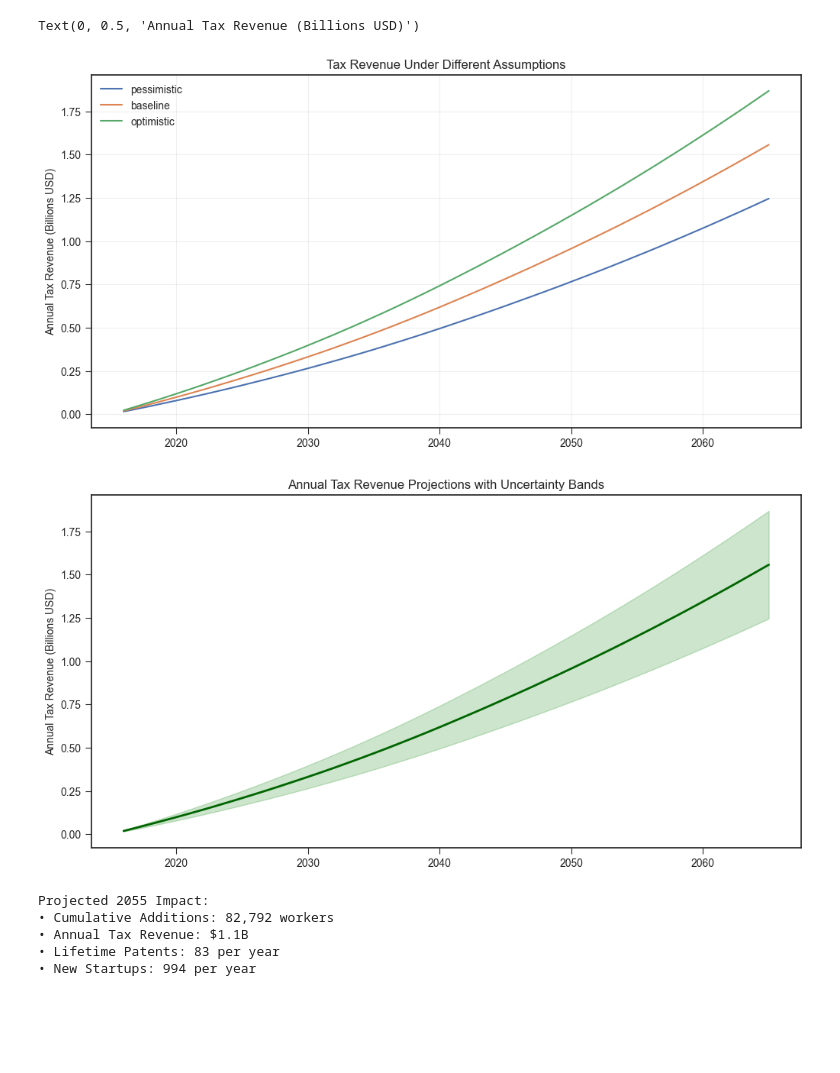
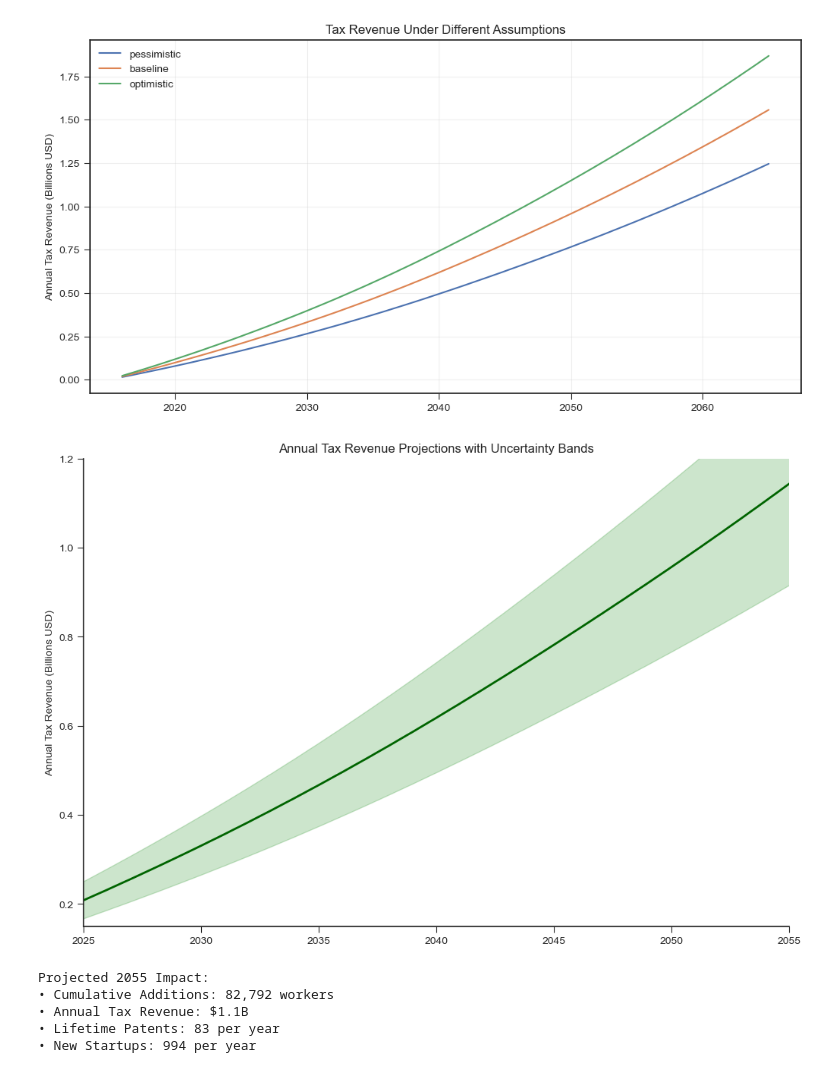
Before and after one commit to 608ohenry/frc2025, a Jupyter notebook: greencards_graphs.ipynb, the cells around one changed output. Drawn from its saved outputs; the diff is of its cells as text; code cells hidden in the pictures; blank space fills up the shorter version.

```diff
--- a/greencards_graphs.ipynb
+++ b/greencards_graphs.ipynb
@@ -6,12 +6,13 @@ import numpy as np
 import matplotlib.ticker as ticker
 import re
 from scipy.optimize import curve_fit
+
 plt.style.use('seaborn-v0_8-ticks')
 sns.set_palette("deep")
 
-gen = pd.read_csv("/Users/shivmuthupandiyan/school/fed/population_by_generation_1965-2060.csv")
-race = pd.read_csv("/Users/shivmuthupandiyan/school/fed/population_with_without_immigration_2015-2060.csv")
-intl = pd.read_csv("/Users/shivmuthupandiyan/school/fed/intl_student_enrollment_data.csv")
+gen = pd.read_csv("population_by_generation_1965-2060.csv")
+race = pd.read_csv("population_with_without_immigration_2015-2060.csv")
+intl = pd.read_csv("intl_student_enrollment_data.csv")
 
 #Fix year format
 intl["Year"] = [re.match(r"^\d{4}", year).group() for year in intl["Year"]]
@@ -191,36 +214,39 @@ scenarios = {
 
 # Compare outcomes
 for scenario, params in scenarios.items():
     merged[f'Tax_Rev_{scenario}'] = (
         merged['Cumulative_Green_Card_Additions']
         * labor_participation
         * avg_salary
         * params['tax_rate']
     )
 
 plt.figure(figsize=(12,6))
 for scenario in scenarios:
     plt.plot(merged['Year'], merged[f'Tax_Rev_{scenario}']/1e9, label=scenario)
 plt.title('Tax Revenue Under Different Assumptions')
 plt.ylabel('Annual Tax Revenue (Billions USD)')
 plt.grid(alpha=0.3)
 plt.legend()
 
 # Calculate confidence intervals
 merged['Tax_Lower'] = merged['Annual_Tax_Revenue'] * 0.8
 merged['Tax_Upper'] = merged['Annual_Tax_Revenue'] * 1.2
 
-plt.figure(figsize=(12,6))
+plt.figure(figsize=(12,8))
 plt.fill_between(merged['Year'], merged['Tax_Lower']/1e9, merged['Tax_Upper']/1e9,
                  color='green', alpha=0.2)
 plt.plot(merged['Year'], merged['Annual_Tax_Revenue']/1e9,
          color='darkgreen', lw=2)
 plt.title('Annual Tax Revenue Projections with Uncertainty Bands')
+plt.xlim(2025,2055)
+plt.ylim(0.15,1.2)
+sns.despine()
 plt.ylabel('Annual Tax Revenue (Billions USD)')
+plt.savefig('h1b_tax_revenue')
 # %% [output]
-Text(0, 0.5, 'Annual Tax Revenue (Billions USD)')
 [figure]
-[figure, old version]
+[figure, new version]
 # %%
 def print_policy_impact(df, target_year=2055):
     baseline = df[df['Year'] == target_year]
```
Also changed, not shown: parts of 3 cells of this notebook, 3 other files.
